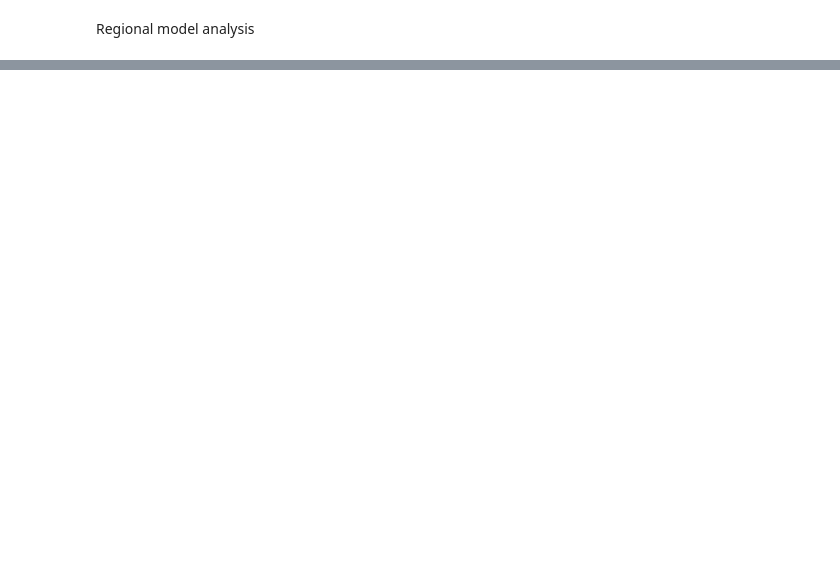
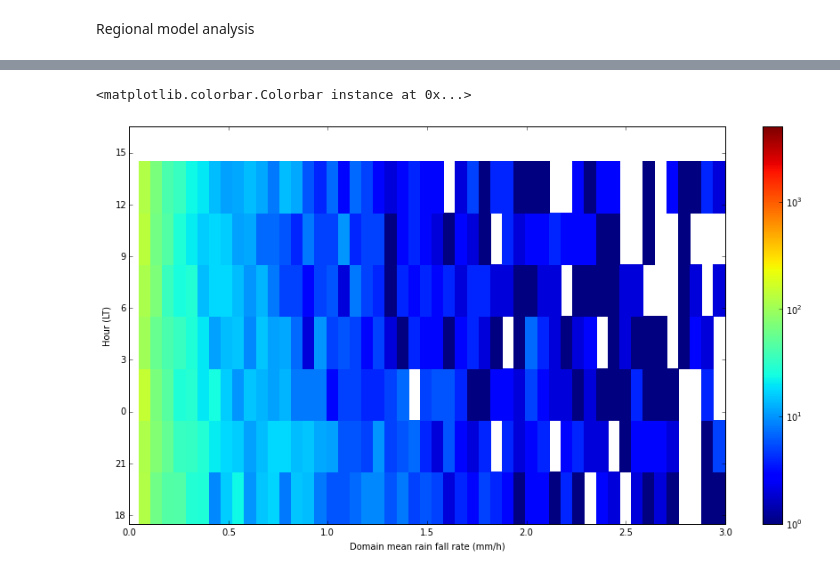
Before and after one commit to scollis/EGU16, a Jupyter notebook: notebooks/Regional model analysis.ipynb, the cells around one changed output, grey strips where cells are left out. Saved outputs shown, nothing was run; the diff lists cells and outputs as text; code cells hidden in the pictures; blank space fills up the shorter version.

```diff
--- a/notebooks/Regional model analysis.ipynb
+++ b/notebooks/Regional model analysis.ipynb
@@ -187,0 +103,5 @@ hrly75 = np.array([np.percentile(a, 75) for a in boxed_means_hours])
+# %%
+hours = np.arange(8) *3.
+lt = (hours - 6) % 24
+lts = ["%d" % a for a in lt]
+months = np.linspace(1,12,12)
@@ -216,0 +146,9 @@ print np.arange(8)*3.
+# %%
+all_rains_ncep, all_times_ncep = \
+           concat_rgcm('/data/jialiwang/WRF-NCEP/', ['rain_exp', 'rain_con'])
+
+hist_rf, bine, (hrly, hrly50, hrly25, hrly75) = \
+          hourly_stats(all_times_ncep, all_rains_ncep, hours)
+
+hist_rf_monthly, bine2, (monthly, monthly50, monthly25, monthly75) = \
+        monthly_stats(all_times_ncep, all_rains_ncep, months)
@@ -216,0 +159,12 @@ print np.arange(8)*3.
+# %%
+fig = plt.figure(figsize = [15,8])
+plt.pcolormesh(bine, hours, hist_rf, norm=LogNorm(vmin=1, vmax=5000))
+ax = plt.gca()
+mty = plt.yticks(hours+.5, lts)
+plt.ylim([0,23])
+plt.ylabel('Hour (LT)')
+plt.xlabel('Domain mean rain fall rate (mm/h)')
+plt.colorbar()
+# %% [output]
+<matplotlib.colorbar.Colorbar instance at 0x...>
+[figure, added]
```
Also changed, not shown: parts of 22 cells of this notebook.
